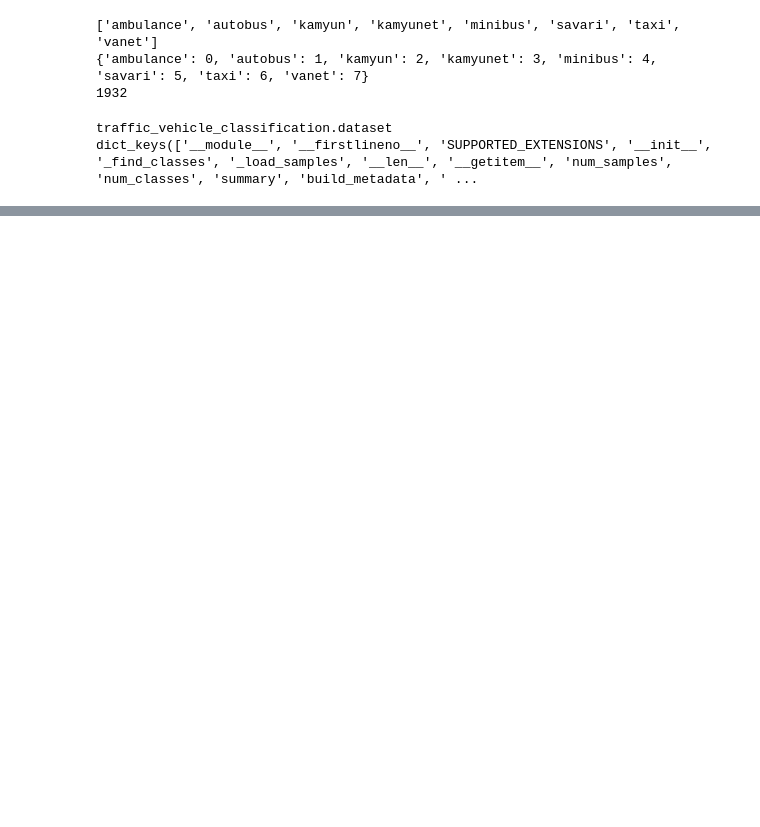
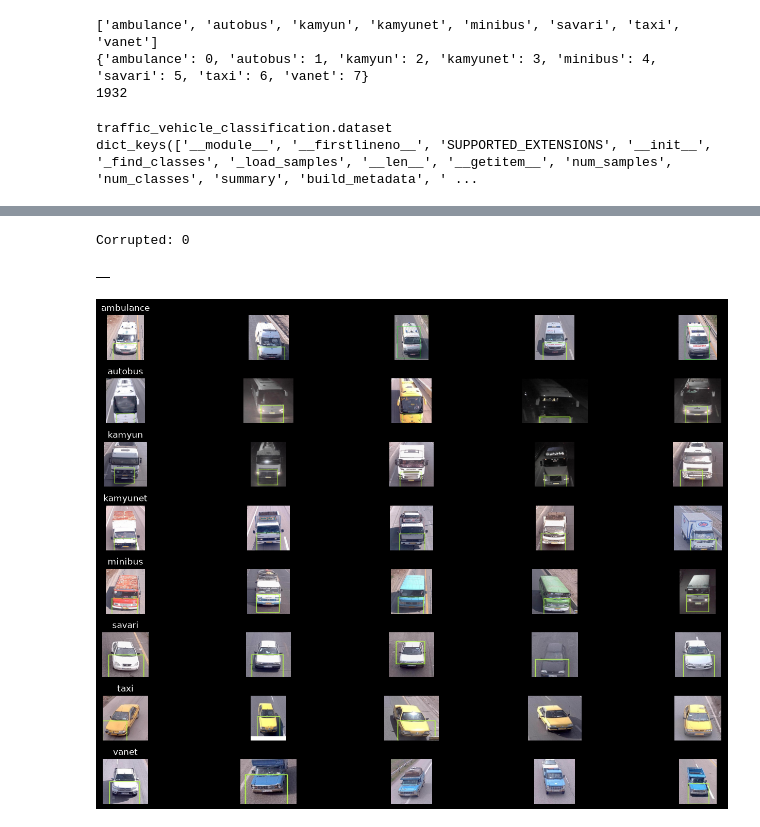
Before and after one commit to ItsJavadHosseini/Traffic-Vehicle-Classification, a Jupyter notebook: notebooks/01_data_audit.ipynb, the cells around one changed output, grey strips where cells are left out. Cells and saved outputs as stored; diff of their text form; code cells hidden in the pictures; blank space fills up the shorter version.

```diff
--- a/notebooks/01_data_audit.ipynb
+++ b/notebooks/01_data_audit.ipynb
@@ -25,0 +149,9 @@ dict_keys(['__module__', '__firstlineno__', 'SUPPORTED_EXTENSIONS', '__init__',
+# %%
+dataset.check_corrupted()
+# %% [output]
+Corrupted: 0
+|  |
+# %%
+dataset.visualize_samples()
+# %% [output]
+[figure, added]
```
Also changed, not shown: parts of 15 cells of this notebook, 1 other file.
